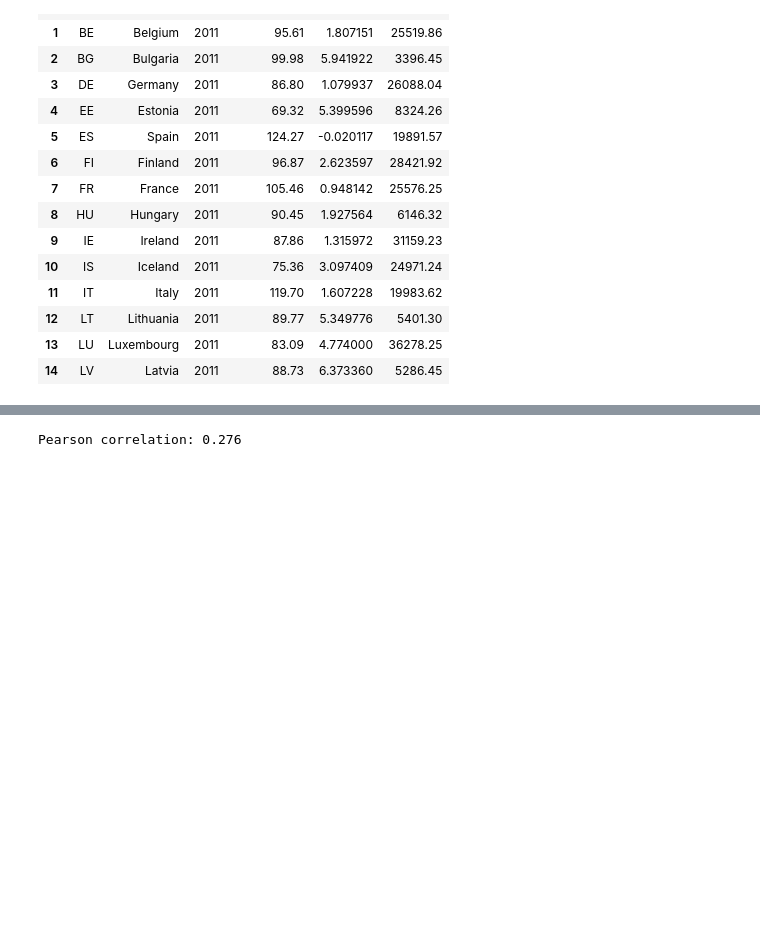
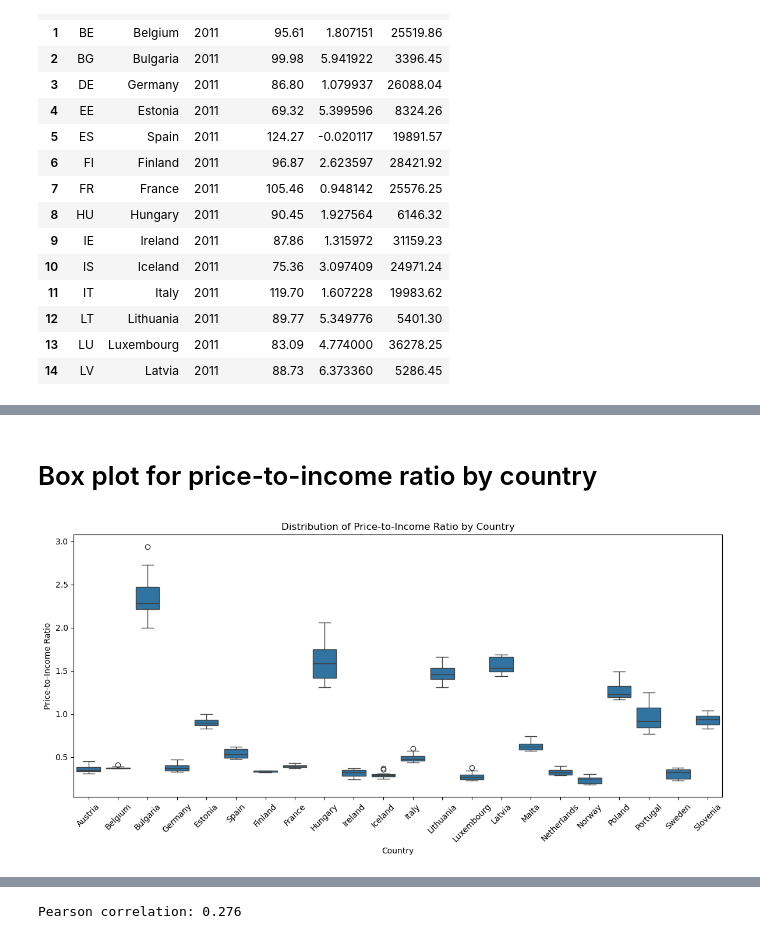
Before and after one commit to tihitnag/inflation-house-price-for-eu-, a Jupyter notebook: house_price.ipynb, the cells around one changed output, grey strips where cells are left out. Cells and saved outputs as stored; diff of their text form; code cells hidden in the pictures; blank space fills up the shorter version.

```diff
--- a/house_price.ipynb
+++ b/house_price.ipynb
@@ -240,0 +279,15 @@ df_long.head(15)
+# %% [markdown]
+# Box plot for price-to-income ratio by country
+# %%
+import matplotlib.pyplot as plt
+import seaborn as sns
+plt.figure(figsize=(12, 6))
+sns.boxplot(data=df_long, x='country', y='price_to_income_ratio')
+plt.title('Distribution of Price-to-Income Ratio by Country')
+plt.ylabel('Price-to-Income Ratio')
+plt.xlabel('Country')
+plt.xticks(rotation=45)
+plt.tight_layout()
+plt.show()
+# %% [output]
+[figure, added]
```
Also changed, not shown: parts of 16 cells of this notebook, 5 other files.
